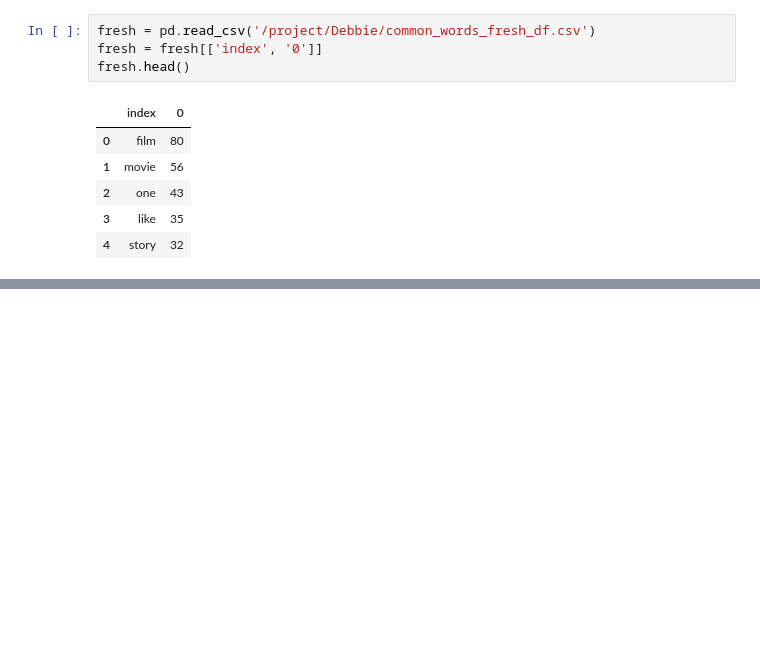
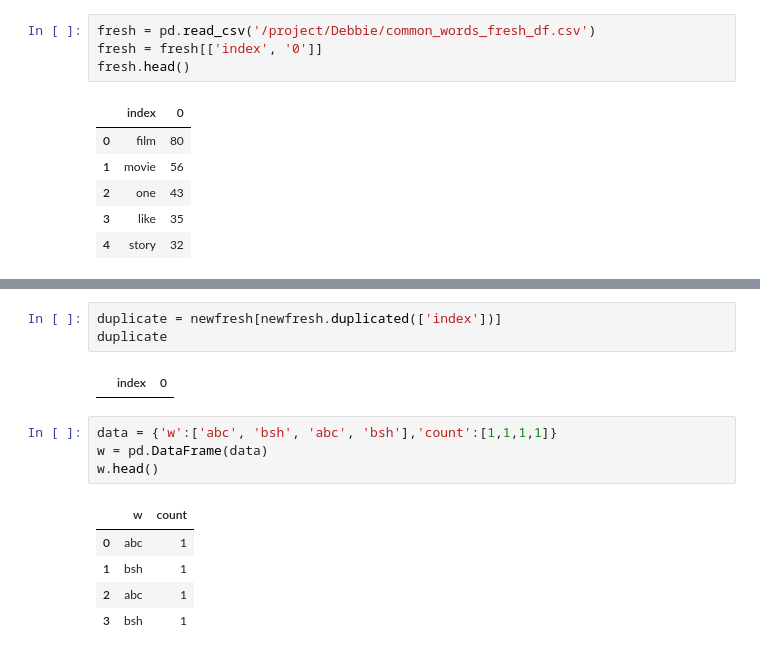
Before and after one commit to KatharinaWiedmann/DataEngGroupProject, a Jupyter notebook: Debbie/lancastersummer.ipynb, the cells around one changed output, grey strips where cells are left out. Saved outputs shown, nothing was run; the diff lists cells and outputs as text; blank space fills up the shorter version.

```diff
--- a/Debbie/lancastersummer.ipynb
+++ b/Debbie/lancastersummer.ipynb
@@ -80,0 +84,15 @@ NameError: name 'newdf' is not defined
+# %%
+duplicate = newfresh[newfresh.duplicated(['index'])]
+duplicate
+# %% [output]
+|  | index | 0 |
+# %%
+data = {'w':['abc', 'bsh', 'abc', 'bsh'],'count':[1,1,1,1]}
+w = pd.DataFrame(data)
+w.head()
+# %% [output]
+|  | w | count |
+| 0 | abc | 1 |
+| 1 | bsh | 1 |
+| 2 | abc | 1 |
+| 3 | bsh | 1 |
```
Also changed, not shown: parts of 9 cells of this notebook, 7 other files.
